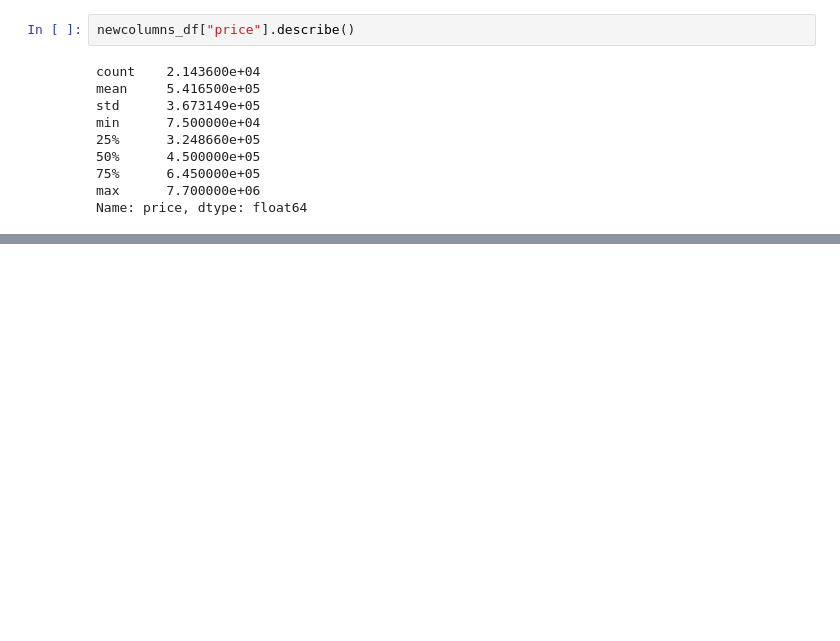
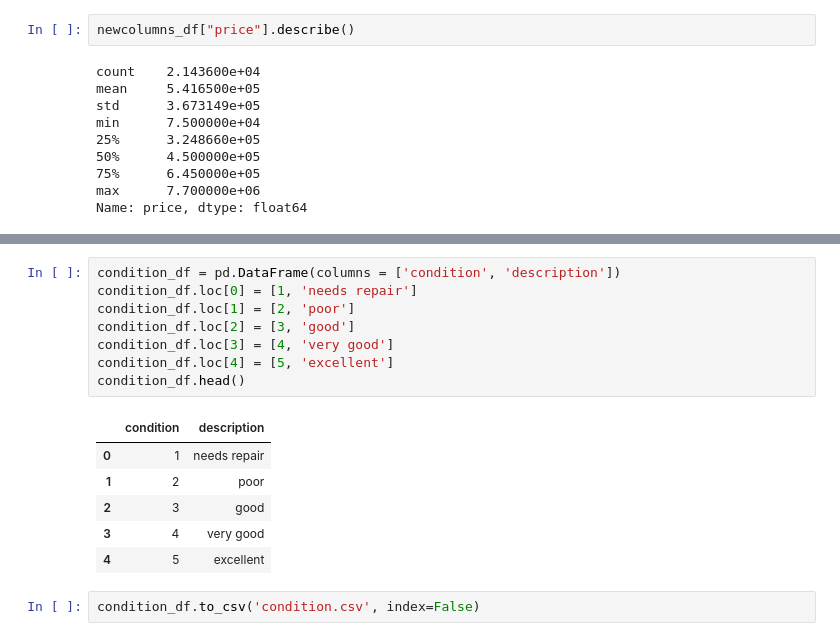
Before and after one commit to SeanW029/group5project, a Jupyter notebook: New_data_etl_2.ipynb, the cells around one changed output, grey strips where cells are left out. Drawn from its saved outputs; the diff is of its cells as text; blank space fills up the shorter version.

```diff
--- a/New_data_etl_2.ipynb
+++ b/New_data_etl_2.ipynb
@@ -160,0 +260,17 @@ newcolumns_df.to_csv('kc_house_clean2.csv')
+# %%
+condition_df = pd.DataFrame(columns = ['condition', 'description'])
+condition_df.loc[0] = [1, 'needs repair']
+condition_df.loc[1] = [2, 'poor']
+condition_df.loc[2] = [3, 'good']
+condition_df.loc[3] = [4, 'very good']
+condition_df.loc[4] = [5, 'excellent']
+condition_df.head()
+# %% [output]
+|  | condition | description |
+| 0 | 1 | needs repair |
+| 1 | 2 | poor |
+| 2 | 3 | good |
+| 3 | 4 | very good |
+| 4 | 5 | excellent |
+# %%
+condition_df.to_csv('condition.csv', index=False)
```
Also changed, not shown: parts of 12 cells of this notebook.
